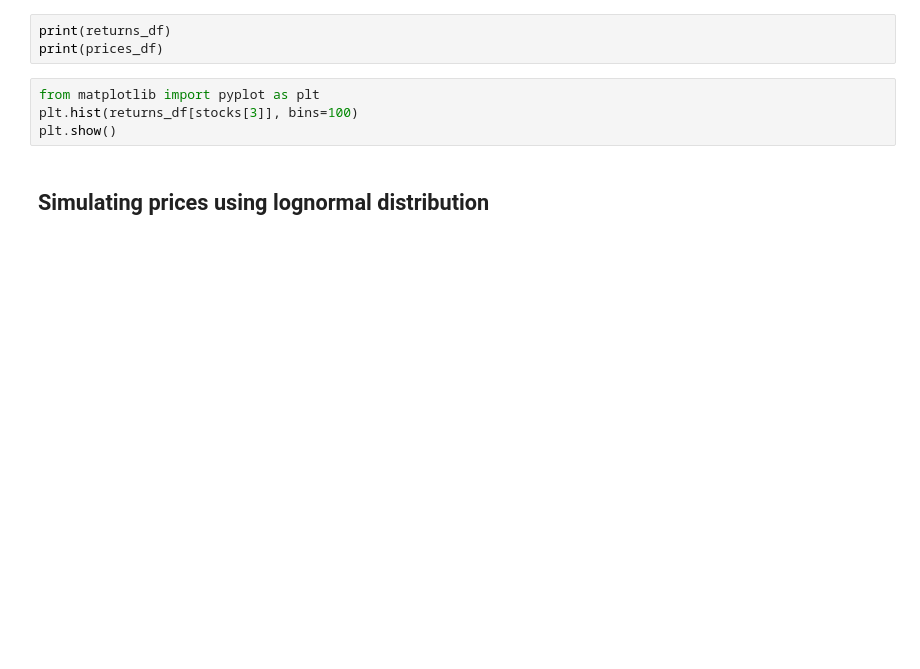
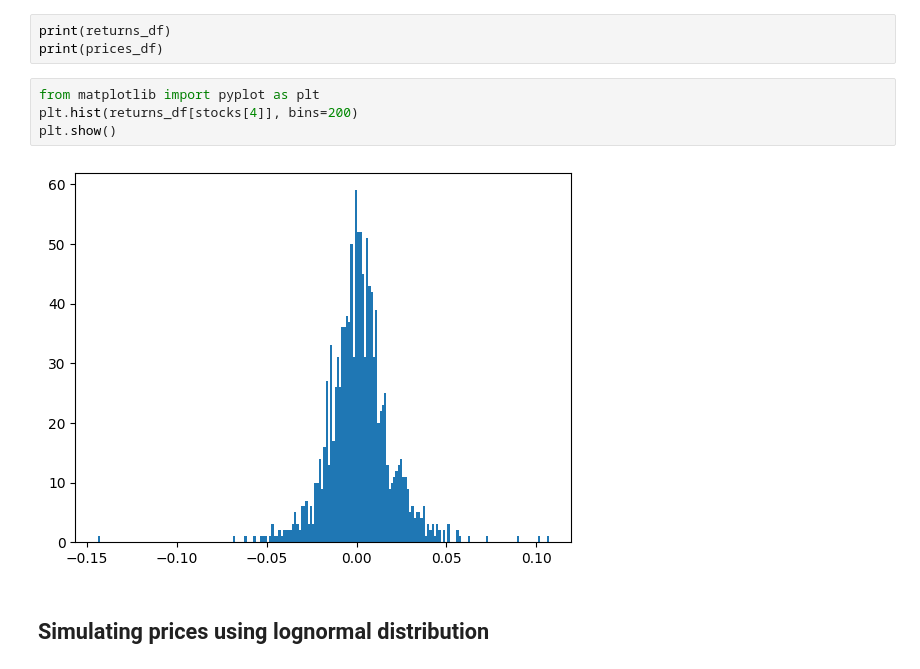
Before and after one commit to data4class/handwrittendigits, a Jupyter notebook: Simulation_Demo_2025.ipynb, the cells around one changed output. Cells and saved outputs as stored; diff of their text form; blank space fills up the shorter version.

```diff
--- a/Simulation_Demo_2025.ipynb
+++ b/Simulation_Demo_2025.ipynb
@@ -235,8 +253,10 @@ print(returns_df)
 print(prices_df)
 # %%
 from matplotlib import pyplot as plt
-plt.hist(returns_df[stocks[3]], bins=100)
+plt.hist(returns_df[stocks[4]], bins=200)
 plt.show()
+# %% [output]
+[figure, added]
 # %% [markdown]
 ## Simulating prices using lognormal distribution
 # %% [markdown]
```
Also changed, not shown: parts of 12 cells of this notebook.
